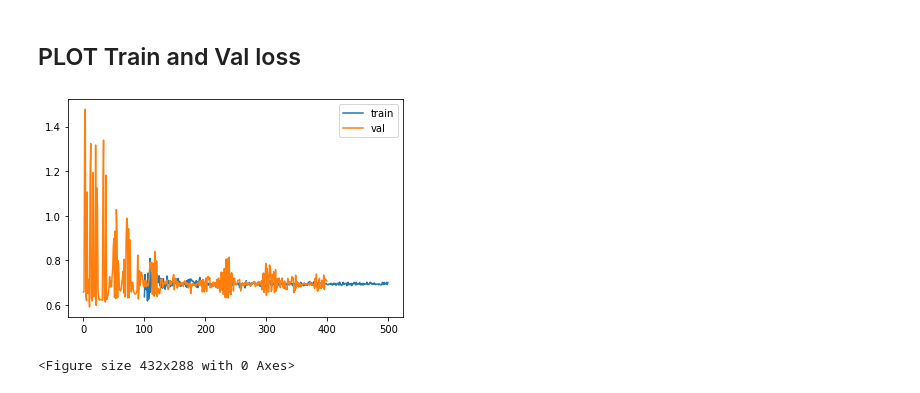
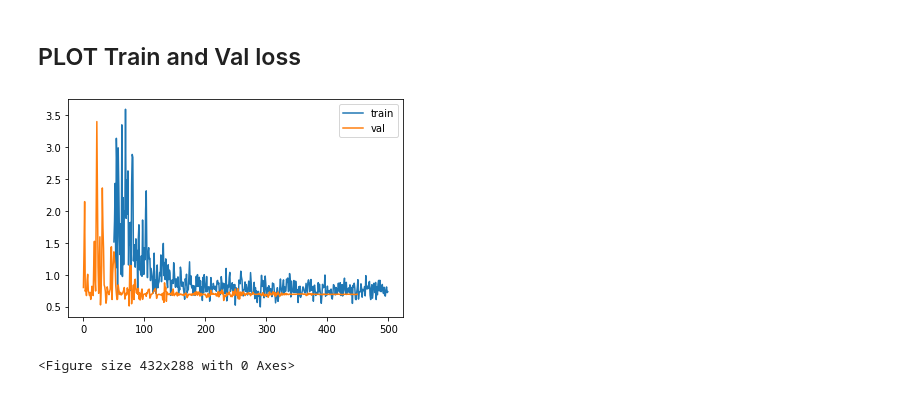
Before and after one commit to BLOOMFLARK/NN_noise_classification, a Jupyter notebook: CNN.ipynb, the cells around one changed output. Drawn from its saved outputs; the diff is of its cells as text; code cells hidden in the pictures.

Commit message:
vgg16 500epochs, pretrained

```diff
--- a/CNN.ipynb
+++ b/CNN.ipynb
@@ -293,9 +313,5 @@ def train_model(model, loss, optimizer, scheduler, num_epochs):
 # %%
 #model = models.resnet152(pretrained=True)
-model = models.resnet152(pretrained=True)
-model.fc = torch.nn.Linear(model.fc.in_features, 2)
-
-device = torch.device("cuda:0" if torch.cuda.is_available() else "cpu")
-print(device)
-model = model.to(device)
+model = models.vgg16(pretrained=True)
+#model.fc = torch.nn.Linear(model.fc.in_features, 2)
 # %% [output]
@@ -302,0 +331,5 @@ cuda:0
+# %%
+num_features = model.classifier[6].in_features
+features = list(model.classifier.children())[:-1] # Remove last layer
+features.extend([torch.nn.Linear(num_features, 2)]) # Add our layer with 2 outputs
+model.classifier = torch.nn.Sequential(*features)
@@ -303,10 +342,15 @@ cuda:0
 # %%
 loss = torch.nn.CrossEntropyLoss()
-optimizer = torch.optim.Adam(model.parameters(), lr=1e-1)
+optimizer = torch.optim.Adam(model.parameters(), lr=1e-2)
 
 # Decay LR by a factor of 0.5 every 20 epochs
 scheduler = torch.optim.lr_scheduler.StepLR(optimizer, step_size=50, gamma=0.5)
 # %%
-loss_train_history, loss_val_history = train_model(model, loss, optimizer, scheduler, num_epochs=500)
+loss_train_history, loss_val_history, best_train_model, best_val_model = train_model(
+    model,
+    loss,
+    optimizer,
+    scheduler,
+    num_epochs=500)
 # %% [output]
 Epoch 0/499:
@@ -334,9 +378,9 @@ torch.save(model.state_dict(), 'drive/My Drive/dl_noise_classification/20_train_
 # %%
-plt.plot(list(range(len(loss_train_history)))[100:], loss_train_history[100:], loss_val_history[100:])
+plt.plot(list(range(len(loss_train_history)))[50:], loss_train_history[50:], loss_val_history[50:])
 plt.legend(["train", "val"])
 plt.show()
 # %% [output]
-[figure, old version]
+[figure, new version]
 # %%
 plt.savefig('drive/My Drive/dl_noise_classification/train_val_loss_3.jpg')
 # %% [output]
```
Also changed, not shown: parts of 13 cells of this notebook.
